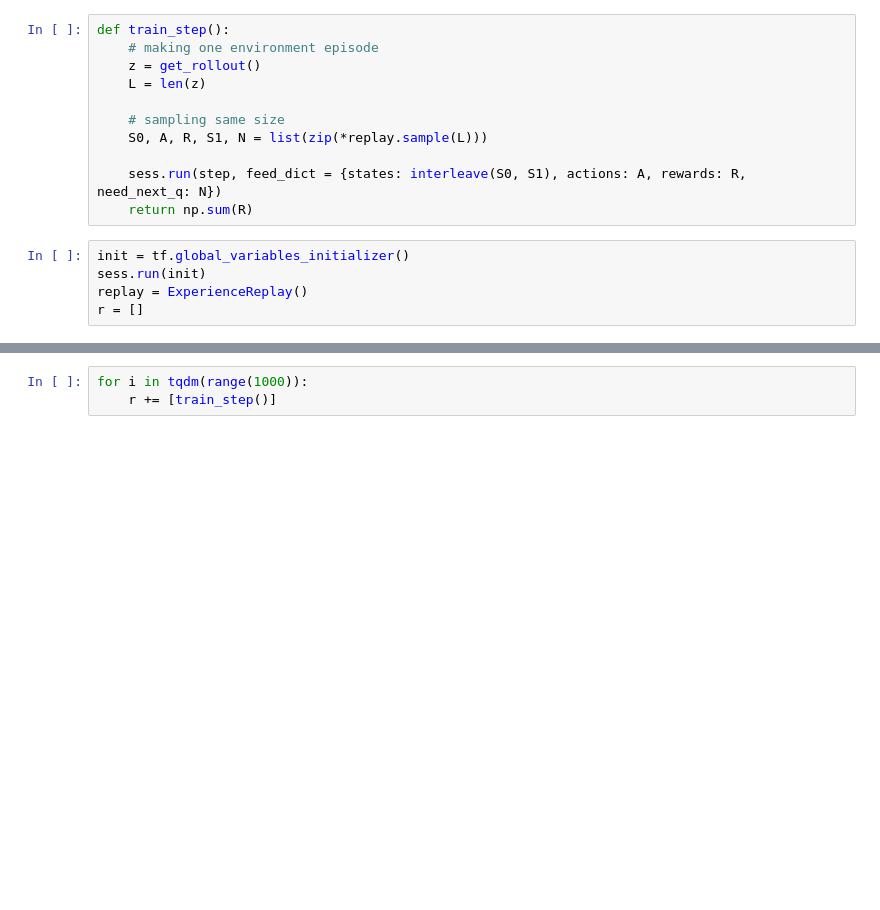
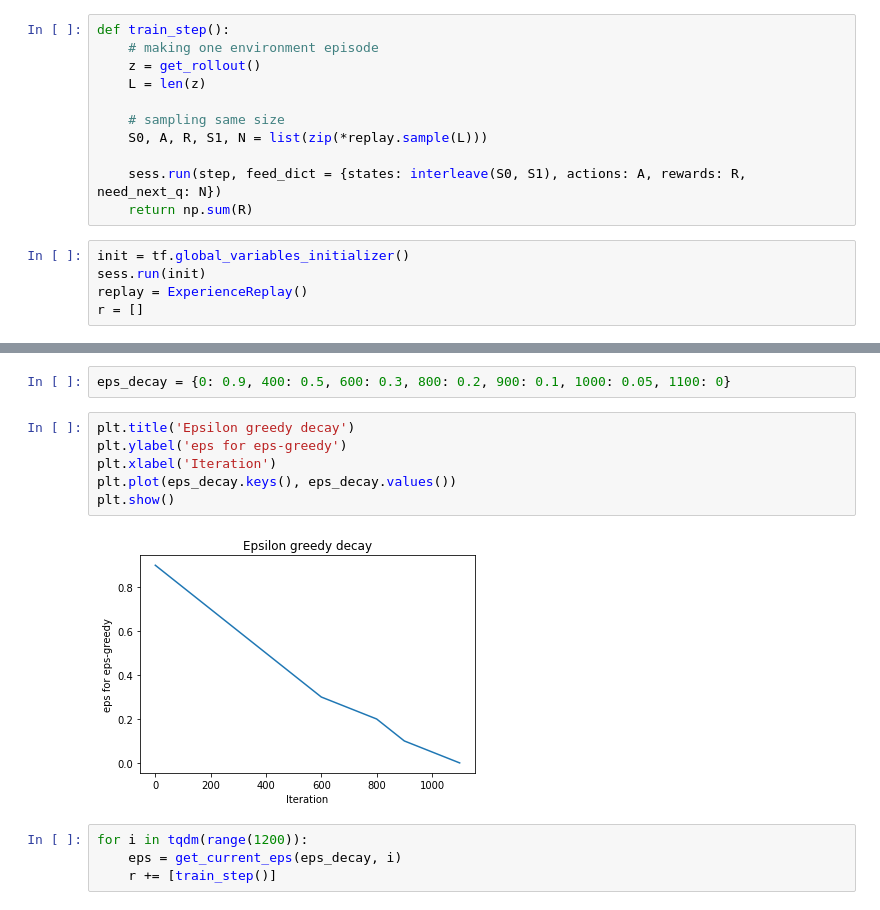
Before and after one commit to sergeivolodin/SafeContinuousStateRL, a Jupyter notebook: cartpole_safety_dqn.ipynb, the cells around one changed output, grey strips where cells are left out. Drawn from its saved outputs; the diff is of its cells as text; blank space fills up the shorter version.

```diff
--- a/cartpole_safety_dqn.ipynb
+++ b/cartpole_safety_dqn.ipynb
@@ -248,5 +247,16 @@ eps = 0.1
+# %%
+eps_decay = {0: 0.9, 400: 0.5, 600: 0.3, 800: 0.2, 900: 0.1, 1000: 0.05, 1100: 0}
+# %%
+plt.title('Epsilon greedy decay')
+plt.ylabel('eps for eps-greedy')
+plt.xlabel('Iteration')
+plt.plot(eps_decay.keys(), eps_decay.values())
+plt.show()
+# %% [output]
+[figure, added]
 # %%
-for i in tqdm(range(1000)):
+for i in tqdm(range(1200)):
+    eps = get_current_eps(eps_decay, i)
     r += [train_step()]
 # %%
 plt.figure()
```
Also changed, not shown: parts of 14 cells of this notebook, 1 other file.
